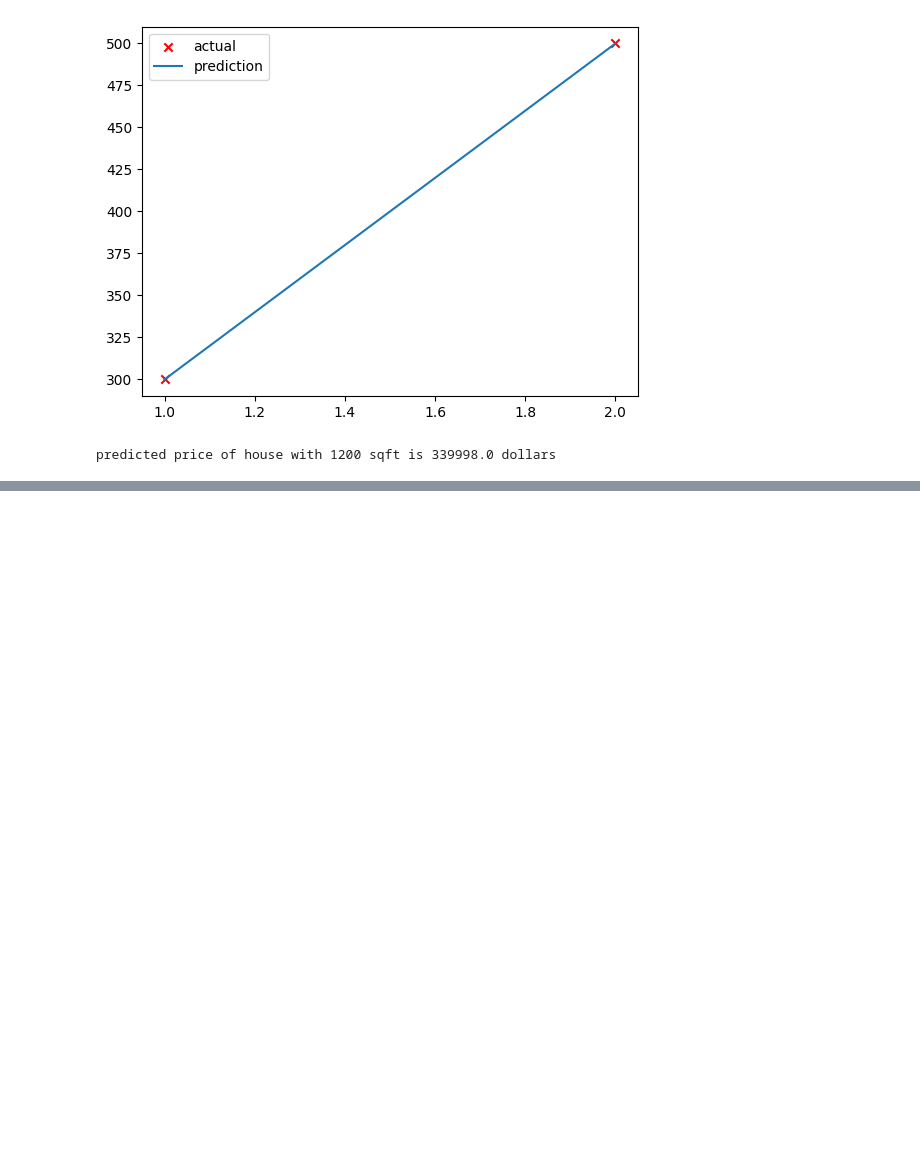
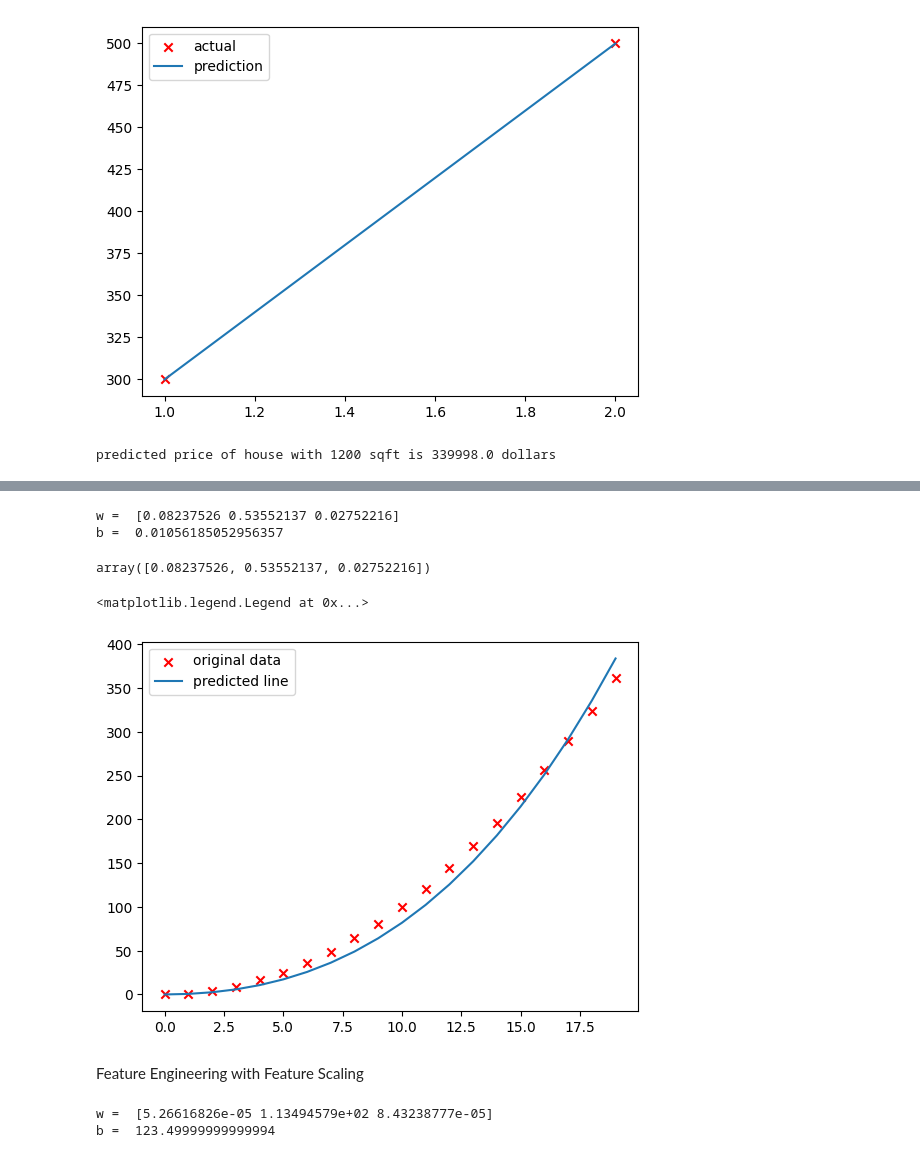
Before and after one commit to crazypanda123/Machine-Learning-Specialization, a Jupyter notebook: Course 1 - Supervised Machine Learning- Regression and Classification/test_C1.ipynb, the cells around one changed output, grey strips where cells are left out. Saved outputs shown, nothing was run; the diff lists cells and outputs as text; code cells hidden in the pictures; blank space fills up the shorter version.

```diff
--- a/Course 1 - Supervised Machine Learning- Regression and Classification/test_C1.ipynb
+++ b/Course 1 - Supervised Machine Learning- Regression and Classification/test_C1.ipynb
@@ -229,0 +383,24 @@ b =  111.85973592408376
+# %%
+def compute_gradient(X, y, w, b):
+    m = X.shape[0]
+    n = X.shape[1]
+    dj_dw = np.zeros(n)
+    dj_db = 0
+    for i in range(m):
+        dj_dw = dj_dw + (compute_model_output(X[i], w, b) - y[i])*X[i]
+        dj_db = dj_db + (compute_model_output(X[i], w, b) - y[i])
+    return dj_dw/m, dj_db/m
+# %%
+def gradient_descent(X, y, w_in, b_in, alpha, num_iters, cost_function, gradient_function):
+    w = w_in
+    b = b_in
+
+    for i in range(num_iters):
+        dj_dw, dj_db = compute_gradient(X, y, w, b)
+        w = w - (alpha * dj_dw)
+        b = b - (alpha * dj_db)
+
+    print('w = ', w)
+    print('b = ', b)
+
+    return w, b
@@ -229,0 +524,6 @@ b =  111.85973592408376
+# %%
+x = np.arange(0, 20, 1)
+y = x ** 2 # target function is quadratic
+
+X = np.c_[x, x**2, x**3] #modified input data to engineer the needed feature
+X
@@ -229,0 +551,23 @@ b =  111.85973592408376
+# %%
+w_in = np.zeros(X.shape[1])
+b_in= 0
+num_iters = 10000
+alpha = 1.0e-7
+
+w, b = gradient_descent(X, y, w_in, b_in, alpha, num_iters, compute_cost, compute_gradient)
+# %% [output]
+w =  [0.08237526 0.53552137 0.02752216]
+b =  0.01056185052956357
+# %%
+w
+# %% [output]
+array([0.08237526, 0.53552137, 0.02752216])
+# %%
+plt.scatter(x, y, marker = 'x', c = 'r', label = 'original data')
+plt.plot(x, np.dot(X, w) + b, label = 'predicted line')
+plt.legend()
+# %% [output]
+<matplotlib.legend.Legend at 0x...>
+[figure, added]
+# %% [markdown]
+Feature Engineering with Feature Scaling
@@ -229,0 +576,10 @@ b =  111.85973592408376
+# %%
+w_in = np.zeros(X.shape[1])
+b_in= 0
+num_iters = 100000
+alpha = 1.0e-1
+
+w, b = gradient_descent(X_norm, y, w_in, b_in, alpha, num_iters, compute_cost, compute_gradient)
+# %% [output]
+w =  [5.26616826e-05 1.13494579e+02 8.43238777e-05]
+b =  123.49999999999994
```
Also changed, not shown: parts of 52 cells of this notebook, 2 other files.
